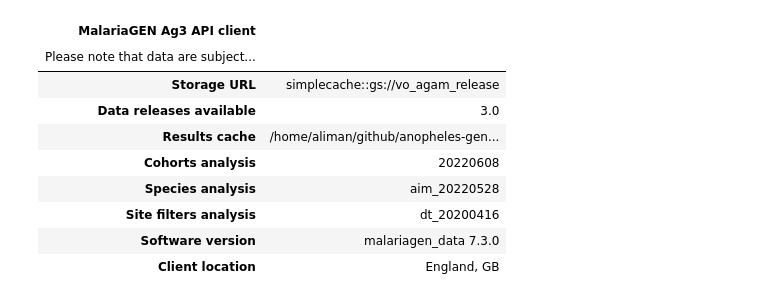
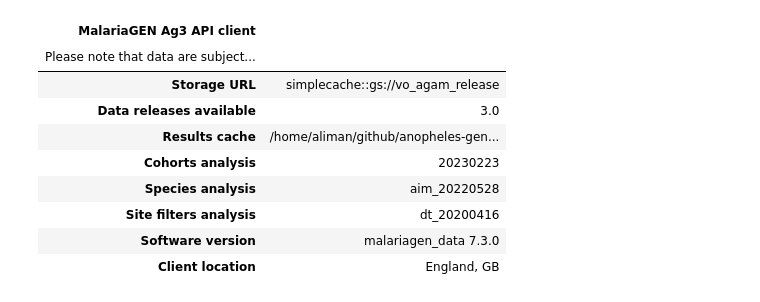
Before and after one commit to anopheles-genomic-surveillance/selection-atlas, a Jupyter notebook: workflow/notebooks/setup-cohorts.ipynb, the cells around one changed output. Cells and saved outputs as stored; diff of their text form; code cells hidden in the pictures.

```diff
--- a/workflow/notebooks/setup-cohorts.ipynb
+++ b/workflow/notebooks/setup-cohorts.ipynb
@@ -14,19 +17,23 @@ params
 # %%
 ag3 = malariagen_data.Ag3(
     # TODO in production build, remove use of simplecache if running inside google cloud
+    # url = "gs://vo_agam_release",
     url="simplecache::gs://vo_agam_release",
+    # pin the version of the cohorts analysis for reproducibility
+    cohorts_analysis=params["ag"]["cohorts_analysis"],
+    # TODO remove simplecache config in production
     simplecache=dict(cache_storage=(here() / "gcs_cache").as_posix()),
     results_cache=(here() / "malariagen_data_cache").as_posix(),
 )
 ag3
 # %% [output]
 [interactive output not drawn]
 | MalariaGEN Ag3 API client |  |
 | Please note that data are subject... |  |
 | Storage URL | simplecache::gs://vo_agam_release |
 | Data releases available | 3.0 |
 | Results cache | /home/aliman/github/anopheles-gen... |
-| Cohorts analysis | 20220608 |
+| Cohorts analysis | 20230223 |
 | Species analysis | aim_20220528 |
 | Site filters analysis | dt_20200416 |
 | Software version | malariagen_data 7.3.0 |
```
Also changed, not shown: parts of 9 cells of this notebook, 1 other file.
